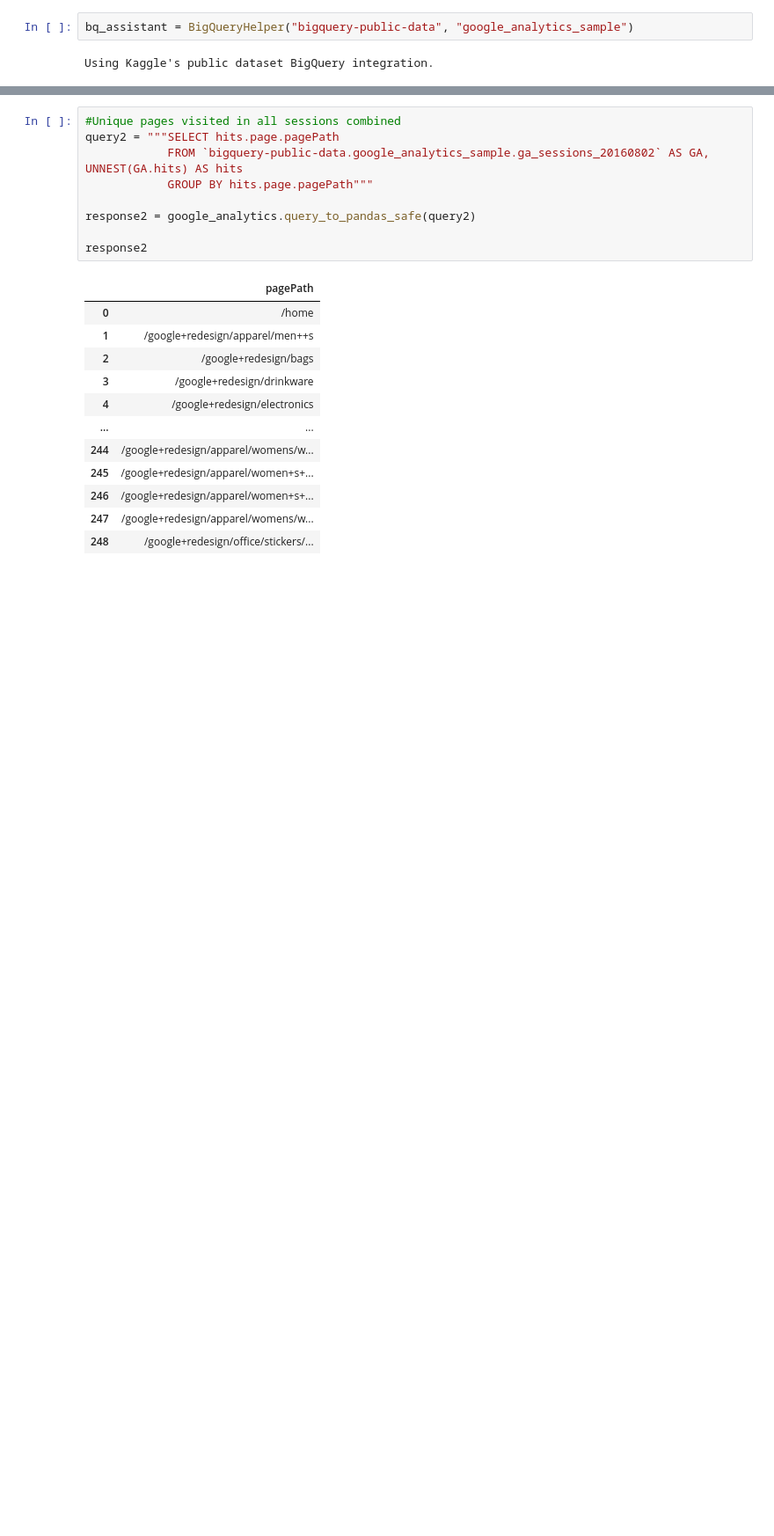
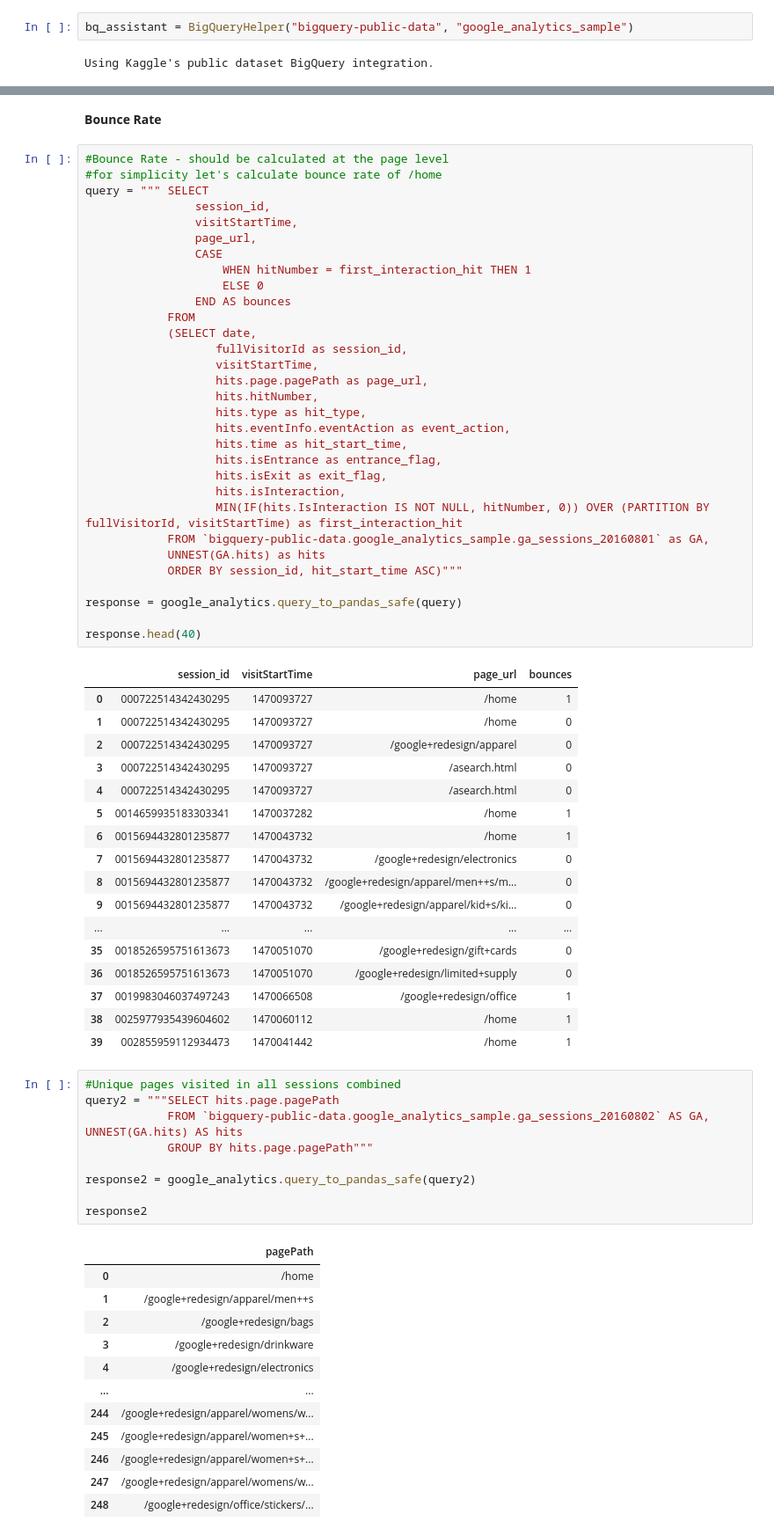
Before and after one commit to ganiosh92/DA-ecommerce-clickstream-analytics, a Jupyter notebook: ga-exploration.ipynb, the cells around one changed output, grey strips where cells are left out. Shown at 88% size. Cells and saved outputs as stored; diff of their text form; blank space fills up the shorter version.

Commit message:
added bounce rate

```diff
--- a/ga-exploration.ipynb
+++ b/ga-exploration.ipynb
@@ -36,3 +101,54 @@ Using Kaggle's public dataset BigQuery integration.
+# %% [markdown]
+**Bounce Rate**
+# %%
+#Bounce Rate - should be calculated at the page level
+#for simplicity let's calculate bounce rate of /home
+query = """ SELECT
+                session_id,
+                visitStartTime,
+                page_url,
+                CASE
+                    WHEN hitNumber = first_interaction_hit THEN 1
+                    ELSE 0
+                END AS bounces
+            FROM
+            (SELECT date,
+                   fullVisitorId as session_id,
+                   visitStartTime,
+                   hits.page.pagePath as page_url,
+                   hits.hitNumber,
+                   hits.type as hit_type,
+                   hits.eventInfo.eventAction as event_action,
+                   hits.time as hit_start_time,
+                   hits.isEntrance as entrance_flag,
+                   hits.isExit as exit_flag,
+                   hits.isInteraction,
+                   MIN(IF(hits.IsInteraction IS NOT NULL, hitNumber, 0)) OVER (PARTITION BY fullVisitorId, visitStartTime) as first_interaction_hit
+            FROM `bigquery-public-data.google_analytics_sample.ga_sessions_20160801` as GA,
+            UNNEST(GA.hits) as hits
+            ORDER BY session_id, hit_start_time ASC)"""
+
+response = google_analytics.query_to_pandas_safe(query)
+
+response.head(40)
+# %% [output]
+|  | session_id | visitStartTime | page_url | bounces |
+| 0 | 000722514342430295 | 1470093727 | /home | 1 |
+| 1 | 000722514342430295 | 1470093727 | /home | 0 |
+| 2 | 000722514342430295 | 1470093727 | /google+redesign/apparel | 0 |
+| 3 | 000722514342430295 | 1470093727 | /asearch.html | 0 |
+| 4 | 000722514342430295 | 1470093727 | /asearch.html | 0 |
+| 5 | 0014659935183303341 | 1470037282 | /home | 1 |
+| 6 | 0015694432801235877 | 1470043732 | /home | 1 |
+| 7 | 0015694432801235877 | 1470043732 | /google+redesign/electronics | 0 |
+| 8 | 0015694432801235877 | 1470043732 | /google+redesign/apparel/men++s/m... | 0 |
+| 9 | 0015694432801235877 | 1470043732 | /google+redesign/apparel/kid+s/ki... | 0 |
+| ... | ... | ... | ... | ... |
+| 35 | 0018526595751613673 | 1470051070 | /google+redesign/gift+cards | 0 |
+| 36 | 0018526595751613673 | 1470051070 | /google+redesign/limited+supply | 0 |
+| 37 | 0019983046037497243 | 1470066508 | /google+redesign/office | 1 |
+| 38 | 0025977935439604602 | 1470060112 | /home | 1 |
+| 39 | 002855959112934473 | 1470041442 | /home | 1 |
 # %%
 #Unique pages visited in all sessions combined
 query2 = """SELECT hits.page.pagePath
```
Also changed, not shown: parts of 7 cells of this notebook.
